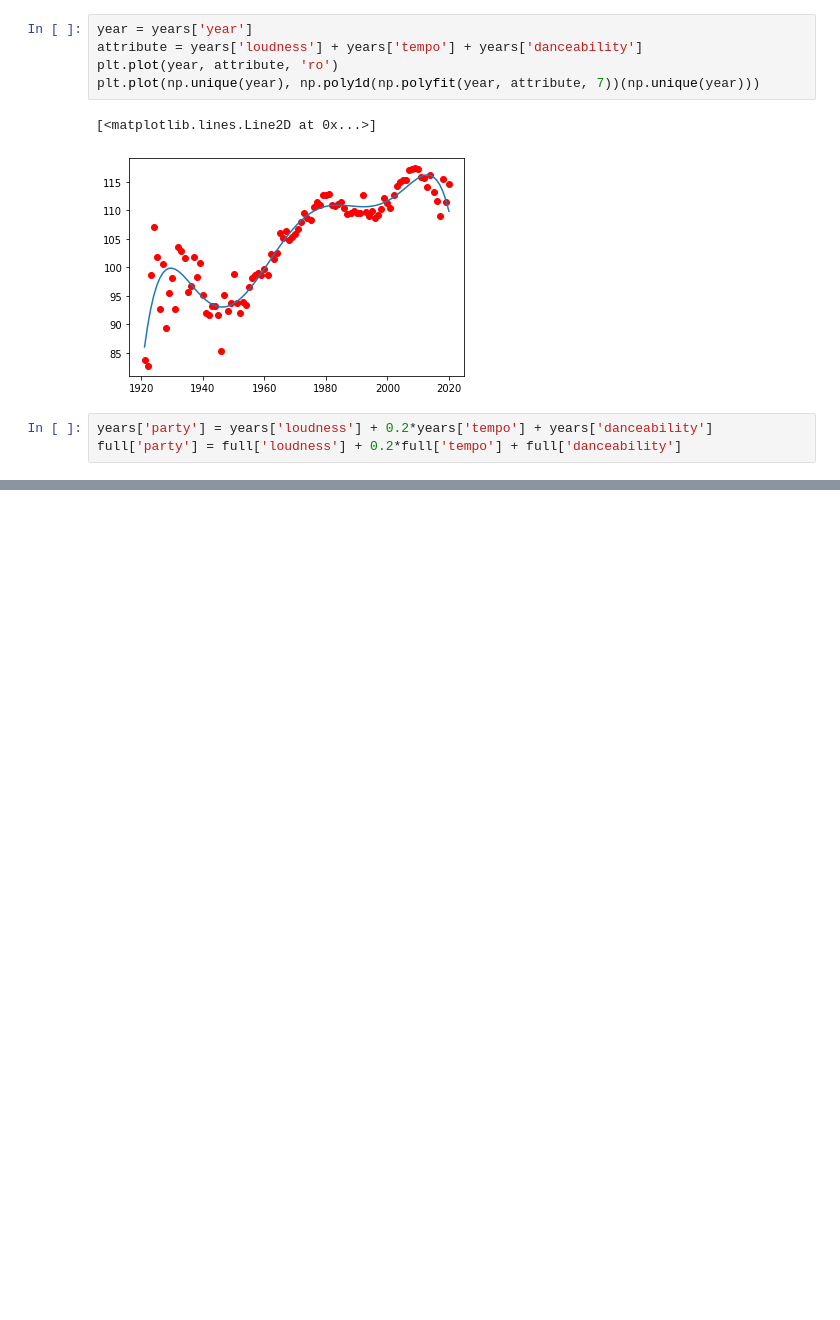
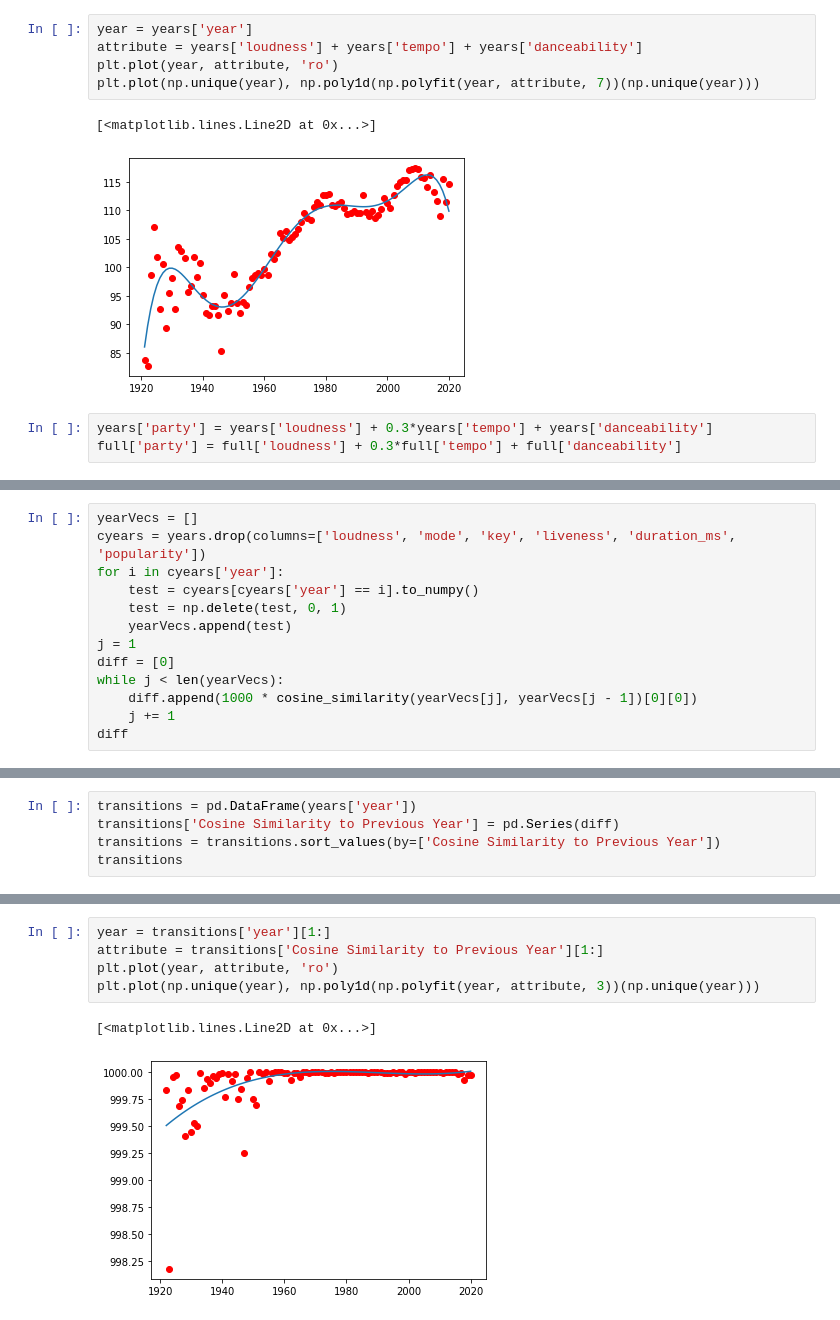
Before and after one commit to Wichaelian/ICM-2021, a Jupyter notebook: 2021_ICM_Problem_D_Data/Bullet 5.ipynb, the cells around one changed output, grey strips where cells are left out. Drawn from its saved outputs; the diff is of its cells as text; blank space fills up the shorter version.

```diff
--- a/2021_ICM_Problem_D_Data/Bullet 5.ipynb
+++ b/2021_ICM_Problem_D_Data/Bullet 5.ipynb
@@ -283,8 +283,8 @@ plt.plot(np.unique(year), np.poly1d(np.polyfit(year, attribute, 7))(np.unique(ye
 [<matplotlib.lines.Line2D at 0x...>]
 [figure]
 # %%
-years['party'] = years['loudness'] + 0.2*years['tempo'] + years['danceability']
-full['party'] = full['loudness'] + 0.2*full['tempo'] + full['danceability']
+years['party'] = years['loudness'] + 0.3*years['tempo'] + years['danceability']
+full['party'] = full['loudness'] + 0.3*full['tempo'] + full['danceability']
 # %%
 danceTrans = years[years['year'] <= 2010]
 danceTrans = danceTrans[danceTrans['year'] > 1995]
@@ -310,0 +311,13 @@ full
+# %%
+yearVecs = []
+cyears = years.drop(columns=['loudness', 'mode', 'key', 'liveness', 'duration_ms', 'popularity'])
+for i in cyears['year']:
+    test = cyears[cyears['year'] == i].to_numpy()
+    test = np.delete(test, 0, 1)
+    yearVecs.append(test)
+j = 1
+diff = [0]
+while j < len(yearVecs):
+    diff.append(1000 * cosine_similarity(yearVecs[j], yearVecs[j - 1])[0][0])
+    j += 1
+diff
@@ -310,0 +342,5 @@ full
+# %%
+transitions = pd.DataFrame(years['year'])
+transitions['Cosine Similarity to Previous Year'] = pd.Series(diff)
+transitions = transitions.sort_values(by=['Cosine Similarity to Previous Year'])
+transitions
@@ -310,0 +361,8 @@ full
+# %%
+year = transitions['year'][1:]
+attribute = transitions['Cosine Similarity to Previous Year'][1:]
+plt.plot(year, attribute, 'ro')
+plt.plot(np.unique(year), np.poly1d(np.polyfit(year, attribute, 3))(np.unique(year)))
+# %% [output]
+[<matplotlib.lines.Line2D at 0x...>]
+[figure, added]
```
Also changed, not shown: parts of 21 cells of this notebook, 1 other file.
